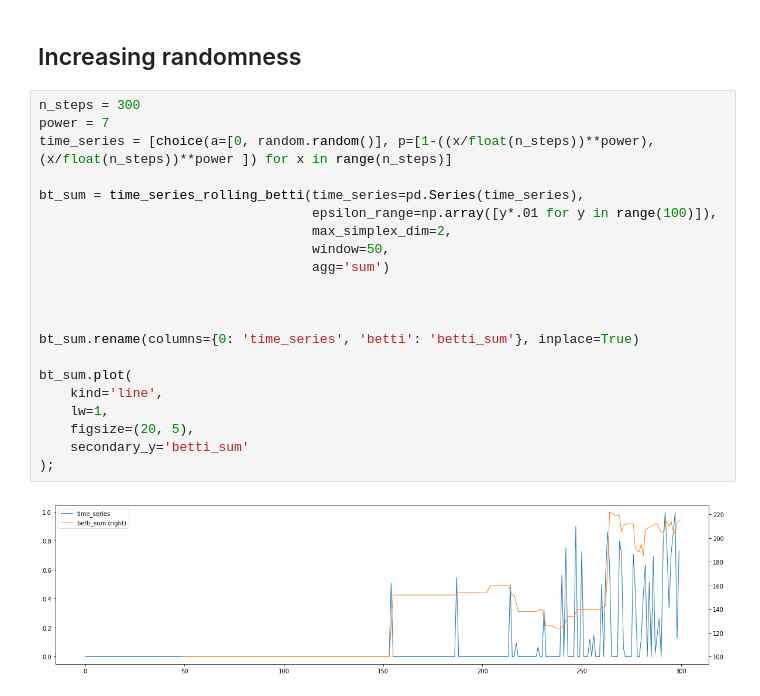
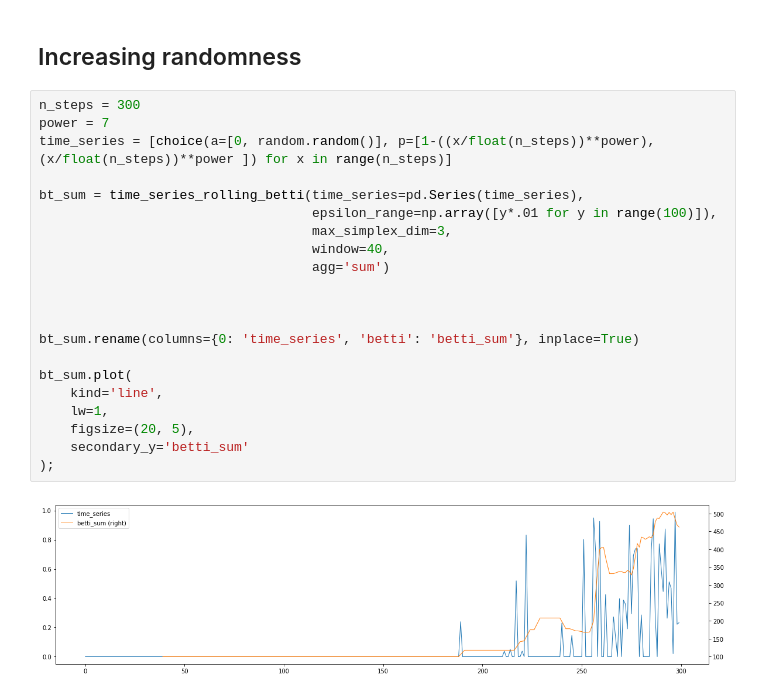
Before and after one commit to eric-bunch/time_series_tda, a Jupyter notebook: dionysus_time_series.ipynb, the cells around one changed output. Cells and saved outputs as stored; diff of their text form.

```diff
--- a/dionysus_time_series.ipynb
+++ b/dionysus_time_series.ipynb
@@ -443,23 +443,23 @@ bt_sum.plot(
 # %%
 n_steps = 300
 power = 7
 time_series = [choice(a=[0, random.random()], p=[1-((x/float(n_steps))**power), (x/float(n_steps))**power ]) for x in range(n_steps)]
 
 bt_sum = time_series_rolling_betti(time_series=pd.Series(time_series),
                                    epsilon_range=np.array([y*.01 for y in range(100)]),
-                                   max_simplex_dim=2,
-                                   window=50,
+                                   max_simplex_dim=3,
+                                   window=40,
                                    agg='sum')
 
 
 
 bt_sum.rename(columns={0: 'time_series', 'betti': 'betti_sum'}, inplace=True)
 
 bt_sum.plot(
     kind='line',
     lw=1,
     figsize=(20, 5),
     secondary_y='betti_sum'
 );
 # %% [output]
-[figure, old version]
+[figure, new version]
```
